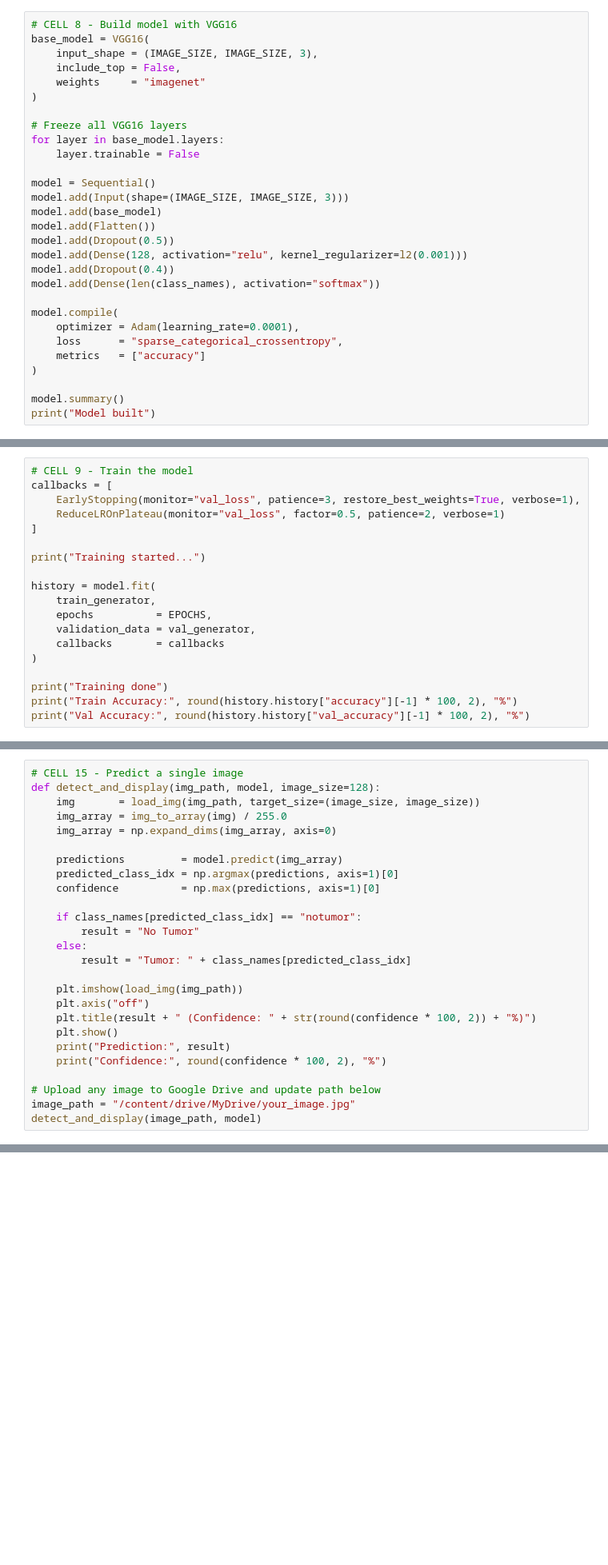
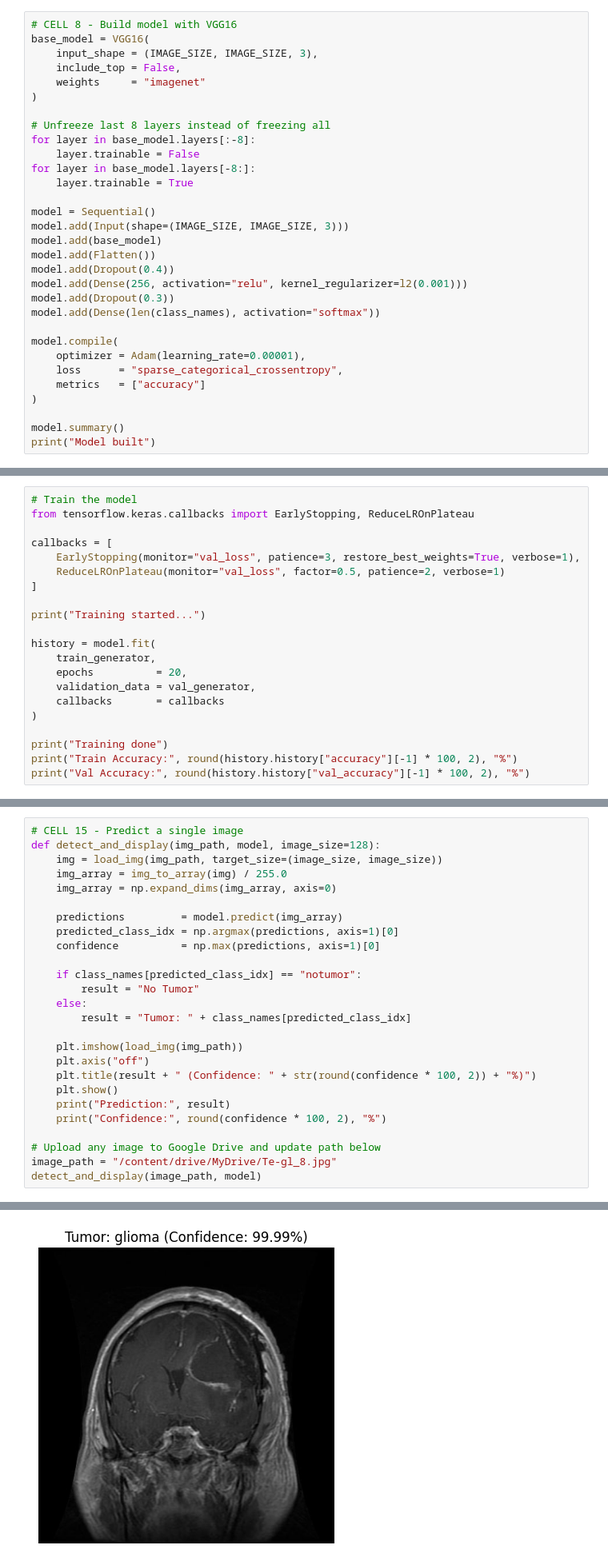
Before and after one commit to MehdiGillani/Brain-Tumor-Detection, a Jupyter notebook: brain_tumor_detection.ipynb, the cells around one changed output, grey strips where cells are left out. Shown at 80% size. Saved outputs shown, nothing was run; the diff lists cells and outputs as text; blank space fills up the shorter version.

```diff
--- a/brain_tumor_detection.ipynb
+++ b/brain_tumor_detection.ipynb
@@ -107,21 +160,23 @@ base_model = VGG16(
     weights     = "imagenet"
 )
 
-# Freeze all VGG16 layers
-for layer in base_model.layers:
+# Unfreeze last 8 layers instead of freezing all
+for layer in base_model.layers[:-8]:
     layer.trainable = False
+for layer in base_model.layers[-8:]:
+    layer.trainable = True
 
 model = Sequential()
 model.add(Input(shape=(IMAGE_SIZE, IMAGE_SIZE, 3)))
 model.add(base_model)
 model.add(Flatten())
-model.add(Dropout(0.5))
-model.add(Dense(128, activation="relu", kernel_regularizer=l2(0.001)))
 model.add(Dropout(0.4))
+model.add(Dense(256, activation="relu", kernel_regularizer=l2(0.001)))
+model.add(Dropout(0.3))
 model.add(Dense(len(class_names), activation="softmax"))
 
 model.compile(
-    optimizer = Adam(learning_rate=0.0001),
+    optimizer = Adam(learning_rate=0.00001),
     loss      = "sparse_categorical_crossentropy",
     metrics   = ["accuracy"]
 )
@@ -131,5 +207,7 @@ print("Model built")
 # %%
-# CELL 9 - Train the model
+# Train the model
+from tensorflow.keras.callbacks import EarlyStopping, ReduceLROnPlateau
+
 callbacks = [
     EarlyStopping(monitor="val_loss", patience=3, restore_best_weights=True, verbose=1),
     ReduceLROnPlateau(monitor="val_loss", factor=0.5, patience=2, verbose=1)
@@ -139,7 +217,7 @@ print("Training started...")
 
 history = model.fit(
     train_generator,
-    epochs          = EPOCHS,
+    epochs          = 20,
     validation_data = val_generator,
     callbacks       = callbacks
 )
@@ -204,7 +327,7 @@ print("Model saved to Google Drive")
 # %%
 # CELL 15 - Predict a single image
 def detect_and_display(img_path, model, image_size=128):
-    img       = load_img(img_path, target_size=(image_size, image_size))
+    img = load_img(img_path, target_size=(image_size, image_size))
     img_array = img_to_array(img) / 255.0
     img_array = np.expand_dims(img_array, axis=0)
 
@@ -225,5 +348,6 @@ def detect_and_display(img_path, model, image_size=128):
     print("Confidence:", round(confidence * 100, 2), "%")
 
 # Upload any image to Google Drive and update path below
-image_path = "/content/drive/MyDrive/your_image.jpg"
+image_path = "/content/drive/MyDrive/Te-gl_8.jpg"
 detect_and_display(image_path, model)
+# %% [output]
@@ -229,0 +355 @@ detect_and_display(image_path, model)
+[figure, added]
```
Also changed, not shown: parts of 15 cells of this notebook.
